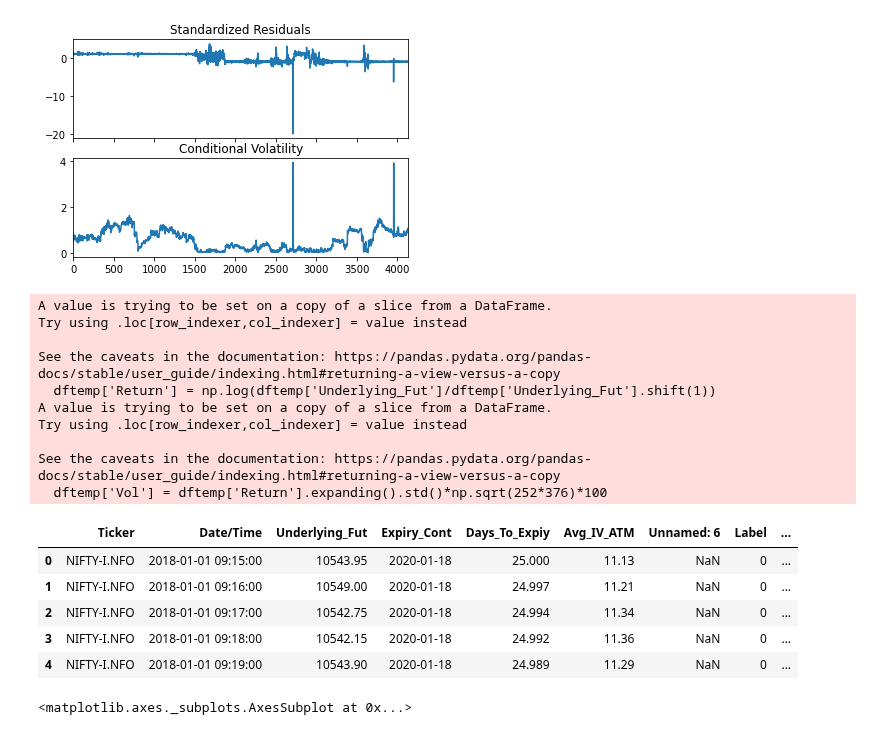
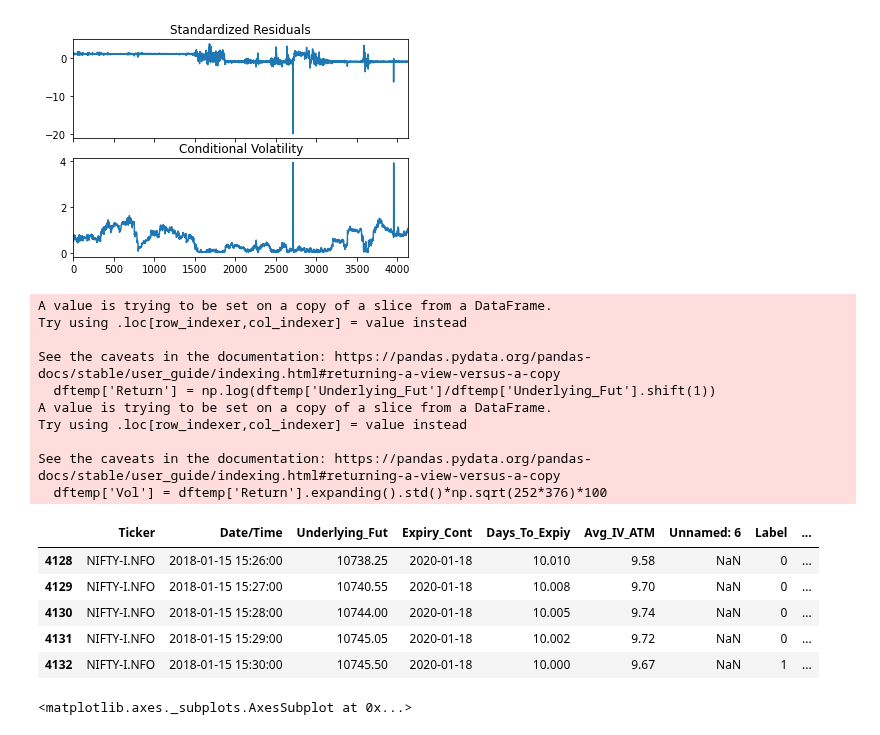
Before and after one commit to hpimpalgaonkar/Heston, a Jupyter notebook: GARCH.ipynb, the cells around one changed output. Drawn from its saved outputs; the diff is of its cells as text; code cells hidden in the pictures.

```diff
--- a/GARCH.ipynb
+++ b/GARCH.ipynb
@@ -316,24 +309,27 @@ Covariance estimator: robust
 [figure]
 [figure]
 # %%
+#We consider the data for first expiry and calculate the volatility
 dftemp['Return'] = np.log(dftemp['Underlying_Fut']/dftemp['Underlying_Fut'].shift(1))
+#Here, I use the number of minutes of the trading day instead of entire day.
+#Now, the realized Vol is lower than the implied vol.
 dftemp['Vol'] = dftemp['Return'].expanding().std()*np.sqrt(252*376)*100
-dftemp.head(5)
+dftemp.tail(5)
 # %% [output]
 A value is trying to be set on a copy of a slice from a DataFrame.
 Try using .loc[row_indexer,col_indexer] = value instead
 
 See the caveats in the documentation: https://pandas.pydata.org/pandas-docs/stable/user_guide/indexing.html#returning-a-view-versus-a-copy
   dftemp['Return'] = np.log(dftemp['Underlying_Fut']/dftemp['Underlying_Fut'].shift(1))
 A value is trying to be set on a copy of a slice from a DataFrame.
 Try using .loc[row_indexer,col_indexer] = value instead
 
 See the caveats in the documentation: https://pandas.pydata.org/pandas-docs/stable/user_guide/indexing.html#returning-a-view-versus-a-copy
   dftemp['Vol'] = dftemp['Return'].expanding().std()*np.sqrt(252*376)*100
 |  | Ticker | Date/Time | Underlying_Fut | Expiry_Cont | Days_To_Expiy | Avg_IV_ATM | Unnamed: 6 | Label | ... |
-| 0 | NIFTY-I.NFO | 2018-01-01 09:15:00 | 10543.95 | 2020-01-18 | 25.000 | 11.13 | NaN | 0 | ... |
-| 1 | NIFTY-I.NFO | 2018-01-01 09:16:00 | 10549.00 | 2020-01-18 | 24.997 | 11.21 | NaN | 0 | ... |
-| 2 | NIFTY-I.NFO | 2018-01-01 09:17:00 | 10542.75 | 2020-01-18 | 24.994 | 11.34 | NaN | 0 | ... |
-| 3 | NIFTY-I.NFO | 2018-01-01 09:18:00 | 10542.15 | 2020-01-18 | 24.992 | 11.36 | NaN | 0 | ... |
-| 4 | NIFTY-I.NFO | 2018-01-01 09:19:00 | 10543.90 | 2020-01-18 | 24.989 | 11.29 | NaN | 0 | ... |
+| 4128 | NIFTY-I.NFO | 2018-01-15 15:26:00 | 10738.25 | 2020-01-18 | 10.010 | 9.58 | NaN | 0 | ... |
+| 4129 | NIFTY-I.NFO | 2018-01-15 15:27:00 | 10740.55 | 2020-01-18 | 10.008 | 9.70 | NaN | 0 | ... |
+| 4130 | NIFTY-I.NFO | 2018-01-15 15:28:00 | 10744.00 | 2020-01-18 | 10.005 | 9.74 | NaN | 0 | ... |
+| 4131 | NIFTY-I.NFO | 2018-01-15 15:29:00 | 10745.05 | 2020-01-18 | 10.002 | 9.72 | NaN | 0 | ... |
+| 4132 | NIFTY-I.NFO | 2018-01-15 15:30:00 | 10745.50 | 2020-01-18 | 10.000 | 9.67 | NaN | 1 | ... |
 # %%
```
Also changed, not shown: parts of 15 cells of this notebook.
